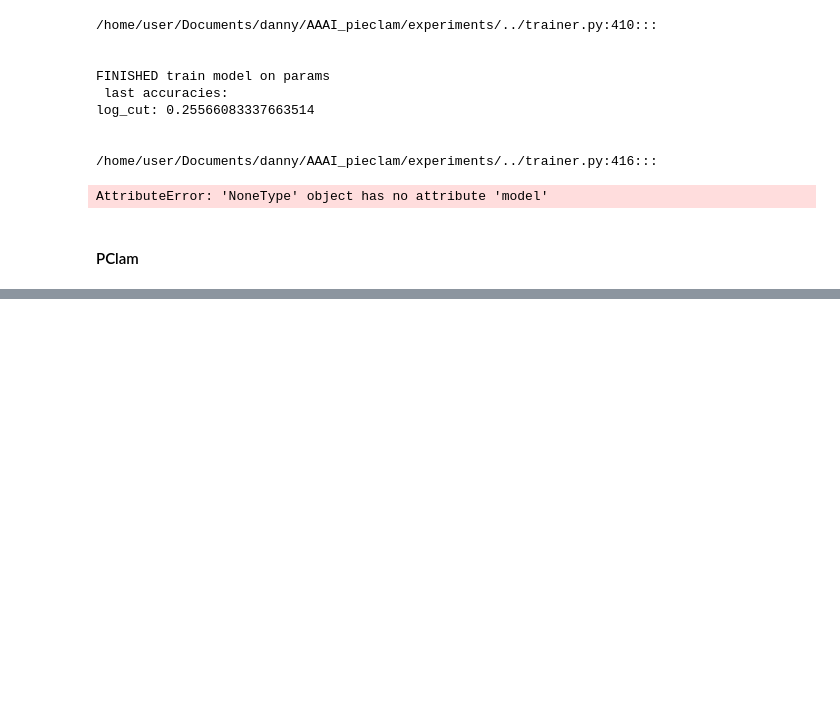
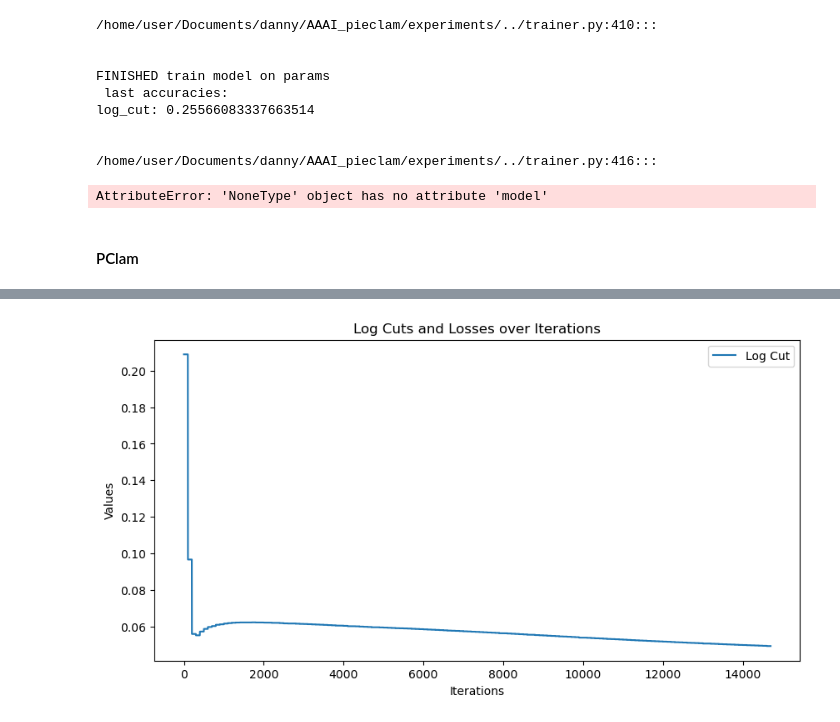
Before and after one commit to JuanCervino/PieClamNonSym, a Jupyter notebook: experiments/distance_sbm.ipynb, the cells around one changed output, grey strips where cells are left out. Saved outputs shown, nothing was run; the diff lists cells and outputs as text; code cells hidden in the pictures; blank space fills up the shorter version.

```diff
--- a/experiments/distance_sbm.ipynb
+++ b/experiments/distance_sbm.ipynb
@@ -550,0 +555,16 @@ del trainer_halfcenter_pclam.clamiter.prior.model
+# %%
+def plot_distance_experiment(d, experiment_name, ds_name, range):
+    if type(range) == int:
+        range = [range, -1]
+    load_path = f'results/distance/{experiment_name}/{ds_name}/iegam/'
+    logcuts = torch.load(load_path + f'd_{d}/logcuts')[range[0]:range[1]]
+    # losses = torch.load(load_path + 'd_0.01/ll')[200:]
+
+    plt.figure(figsize=(10, 5))
+    plt.plot(logcuts, label='Log Cut')
+    # plt.plot(losses, label='abs. Log likelihood')
+    plt.xlabel('Iterations')
+    plt.ylabel('Values')
+    plt.title('Log Cuts and Losses over Iterations')
+    plt.legend()
+    plt.show()
@@ -550,0 +708,4 @@ del trainer_halfcenter_pclam.clamiter.prior.model
+# %%
+plot_distance_experiment(0.01, 'find_d', ds_name='squirrel', range=300)
+# %% [output]
+[figure, added]
```
Also changed, not shown: parts of 8 cells of this notebook, 43 other files.
